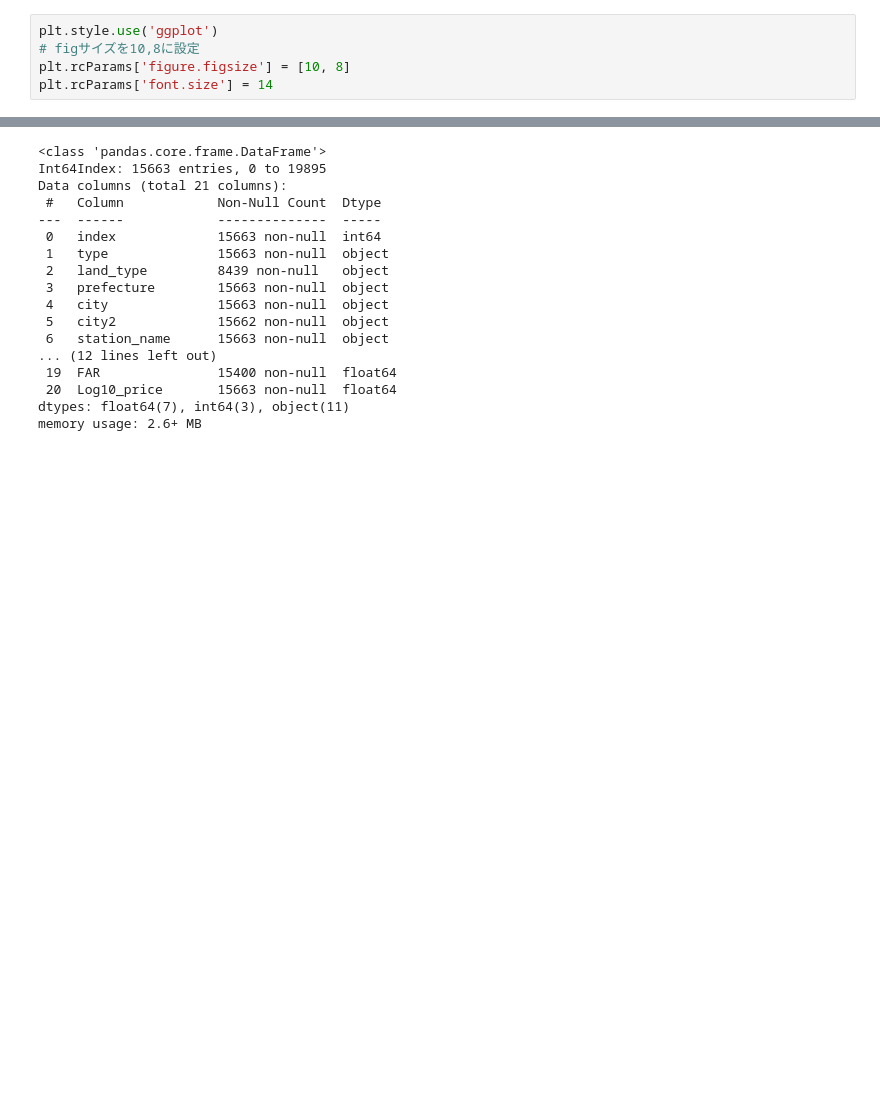
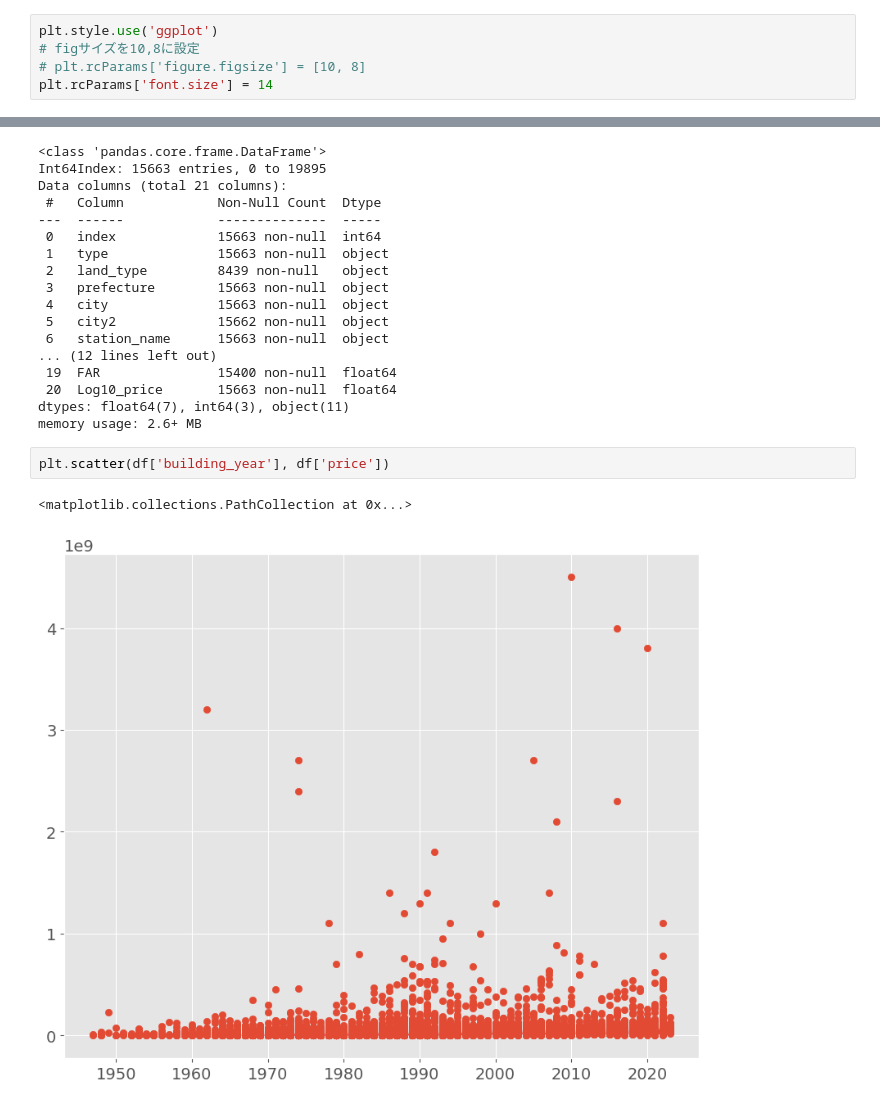
Before and after one commit to dumbled0re/EDA, a Jupyter notebook: 04_visualization/29-36_data_preprocessing_in_matplotlib.ipynb, the cells around one changed output, grey strips where cells are left out. Drawn from its saved outputs; the diff is of its cells as text; blank space fills up the shorter version.

Commit message:
feat: scatterで関係を分析

```diff
--- a/04_visualization/29-36_data_preprocessing_in_matplotlib.ipynb
+++ b/04_visualization/29-36_data_preprocessing_in_matplotlib.ipynb
@@ -5,7 +5,7 @@ import matplotlib.pyplot as plt
 # %%
 plt.style.use('ggplot')
 # figサイズを10,8に設定
-plt.rcParams['figure.figsize'] = [10, 8]
+# plt.rcParams['figure.figsize'] = [10, 8]
 plt.rcParams['font.size'] = 14
 # %%
 file_path = '../dataset/house_price_jp.csv'
@@ -123,3 +123,8 @@ Data columns (total 21 columns):
  20  Log10_price       15663 non-null  float64
 dtypes: float64(7), int64(3), object(11)
 memory usage: 2.6+ MB
+# %%
+plt.scatter(df['building_year'], df['price'])
+# %% [output]
+<matplotlib.collections.PathCollection at 0x...>
+[figure, added]
```
Also changed, not shown: parts of 7 cells of this notebook.
